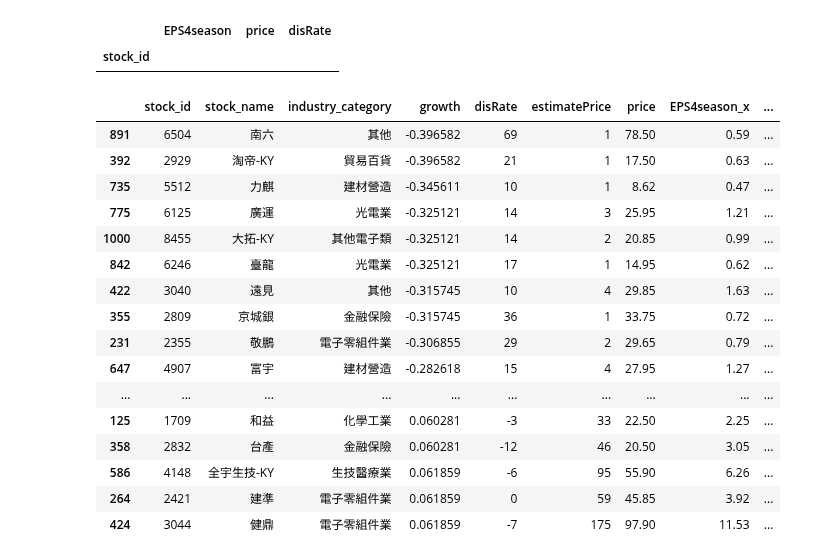
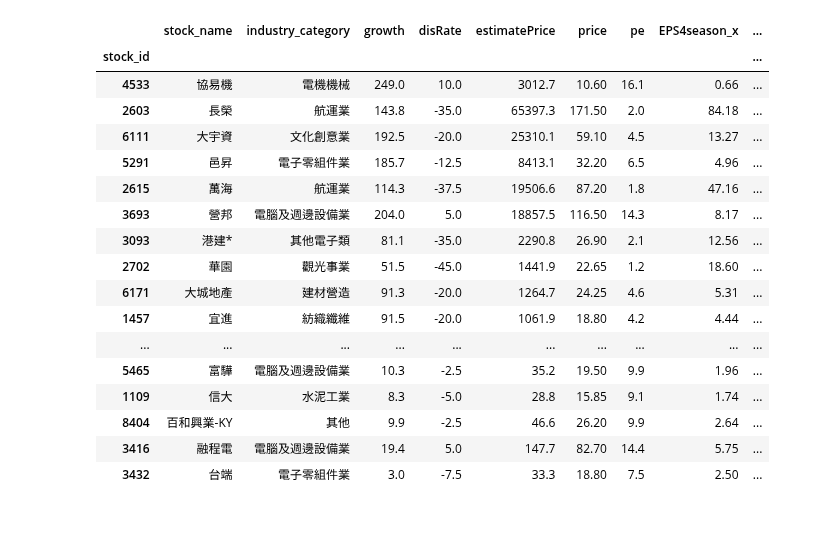
Before and after one commit to pkh-forresthsia/beTrue, a Jupyter notebook: priceModel.ipynb, the cells around one changed output. Saved outputs shown, nothing was run; the diff lists cells and outputs as text; code cells hidden in the pictures; blank space fills up the shorter version.

```diff
--- a/priceModel.ipynb
+++ b/priceModel.ipynb
@@ -16,33 +11,26 @@ nYearIncrease=dm.nYearIncrease(5,incomeAfterTax)
 # %%
 discountTable=dm.discountTable(epsSeries)
-# %%
-discountTable
-# %% [output]
-|  | EPS4season | price | disRate |
-| stock_id |  |  |  |
 # %%
-priceEstimateTable=dm.priceEstimateTable(epsSeries,nYearIncrease)
+priceEstimateTable=dm.defaultPriceEstimateTable()
+estimateDiffTable=dm.estimateDiffTable(priceEstimateTable,discountTable)
-# %%
-estimateDiffTable=dm.estimateDiffTable(priceEstimateTable,discountTable)
-estimateDiffTable['pe']=round(estimateDiffTable['price']/estimateDiffTable['EPS4season_x'],1)
-table=inFo.mergeId(estimateDiffTable.reset_index()).sort_values(by='priceHigher')
-# %%
-table.sort_values(by='growth')
-# %% [output]
-|  | stock_id | stock_name | industry_category | growth | disRate | estimatePrice | price | EPS4season_x | ... |
-| 891 | 6504 | 南六 | 其他 | -0.396582 | 69 | 1 | 78.50 | 0.59 | ... |
-| 392 | 2929 | 淘帝-KY | 貿易百貨 | -0.396582 | 21 | 1 | 17.50 | 0.63 | ... |
-| 735 | 5512 | 力麒 | 建材營造 | -0.345611 | 10 | 1 | 8.62 | 0.47 | ... |
-| 775 | 6125 | 廣運 | 光電業 | -0.325121 | 14 | 3 | 25.95 | 1.21 | ... |
-| 1000 | 8455 | 大拓-KY | 其他電子類 | -0.325121 | 14 | 2 | 20.85 | 0.99 | ... |
-| 842 | 6246 | 臺龍 | 光電業 | -0.325121 | 17 | 1 | 14.95 | 0.62 | ... |
-| 422 | 3040 | 遠見 | 其他 | -0.315745 | 10 | 4 | 29.85 | 1.63 | ... |
-| 355 | 2809 | 京城銀 | 金融保險 | -0.315745 | 36 | 1 | 33.75 | 0.72 | ... |
-| 231 | 2355 | 敬鵬 | 電子零組件業 | -0.306855 | 29 | 2 | 29.65 | 0.79 | ... |
-| 647 | 4907 | 富宇 | 建材營造 | -0.282618 | 15 | 4 | 27.95 | 1.27 | ... |
-| ... | ... | ... | ... | ... | ... | ... | ... | ... | ... |
-| 125 | 1709 | 和益 | 化學工業 | 0.060281 | -3 | 33 | 22.50 | 2.25 | ... |
-| 358 | 2832 | 台產 | 金融保險 | 0.060281 | -12 | 46 | 20.50 | 3.05 | ... |
-| 586 | 4148 | 全宇生技-KY | 生技醫療業 | 0.061859 | -6 | 95 | 55.90 | 6.26 | ... |
-| 264 | 2421 | 建準 | 電子零組件業 | 0.061859 | 0 | 59 | 45.85 | 3.92 | ... |
-| 424 | 3044 | 健鼎 | 電子零組件業 | 0.061859 | -7 | 175 | 97.90 | 11.53 | ... |
+# %%
+estimateDiffTable.sort_values('priceHigher')
+# %% [output]
+|  | stock_name | industry_category | growth | disRate | estimatePrice | price | pe | EPS4season_x | ... |
+| stock_id |  |  |  |  |  |  |  |  | ... |
+| 4533 | 協易機 | 電機機械 | 249.0 | 10.0 | 3012.7 | 10.60 | 16.1 | 0.66 | ... |
+| 2603 | 長榮 | 航運業 | 143.8 | -35.0 | 65397.3 | 171.50 | 2.0 | 84.18 | ... |
+| 6111 | 大宇資 | 文化創意業 | 192.5 | -20.0 | 25310.1 | 59.10 | 4.5 | 13.27 | ... |
+| 5291 | 邑昇 | 電子零組件業 | 185.7 | -12.5 | 8413.1 | 32.20 | 6.5 | 4.96 | ... |
+| 2615 | 萬海 | 航運業 | 114.3 | -37.5 | 19506.6 | 87.20 | 1.8 | 47.16 | ... |
+| 3693 | 營邦 | 電腦及週邊設備業 | 204.0 | 5.0 | 18857.5 | 116.50 | 14.3 | 8.17 | ... |
+| 3093 | 港建* | 其他電子類 | 81.1 | -35.0 | 2290.8 | 26.90 | 2.1 | 12.56 | ... |
+| 2702 | 華園 | 觀光事業 | 51.5 | -45.0 | 1441.9 | 22.65 | 1.2 | 18.60 | ... |
+| 6171 | 大城地產 | 建材營造 | 91.3 | -20.0 | 1264.7 | 24.25 | 4.6 | 5.31 | ... |
+| 1457 | 宜進 | 紡織纖維 | 91.5 | -20.0 | 1061.9 | 18.80 | 4.2 | 4.44 | ... |
+| ... | ... | ... | ... | ... | ... | ... | ... | ... | ... |
+| 5465 | 富驊 | 電腦及週邊設備業 | 10.3 | -2.5 | 35.2 | 19.50 | 9.9 | 1.96 | ... |
+| 1109 | 信大 | 水泥工業 | 8.3 | -5.0 | 28.8 | 15.85 | 9.1 | 1.74 | ... |
+| 8404 | 百和興業-KY | 其他 | 9.9 | -2.5 | 46.6 | 26.20 | 9.9 | 2.64 | ... |
+| 3416 | 融程電 | 電腦及週邊設備業 | 19.4 | 5.0 | 147.7 | 82.70 | 14.4 | 5.75 | ... |
+| 3432 | 台端 | 電子零組件業 | 3.0 | -7.5 | 33.3 | 18.80 | 7.5 | 2.50 | ... |
```
Also changed, not shown: parts of 2 cells of this notebook, 7 other files.
